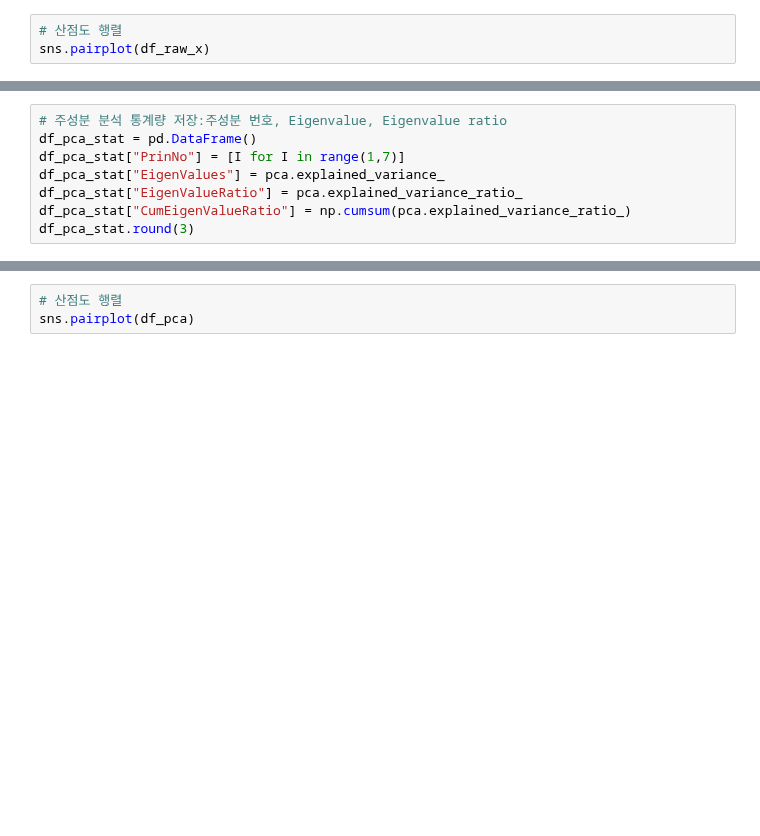
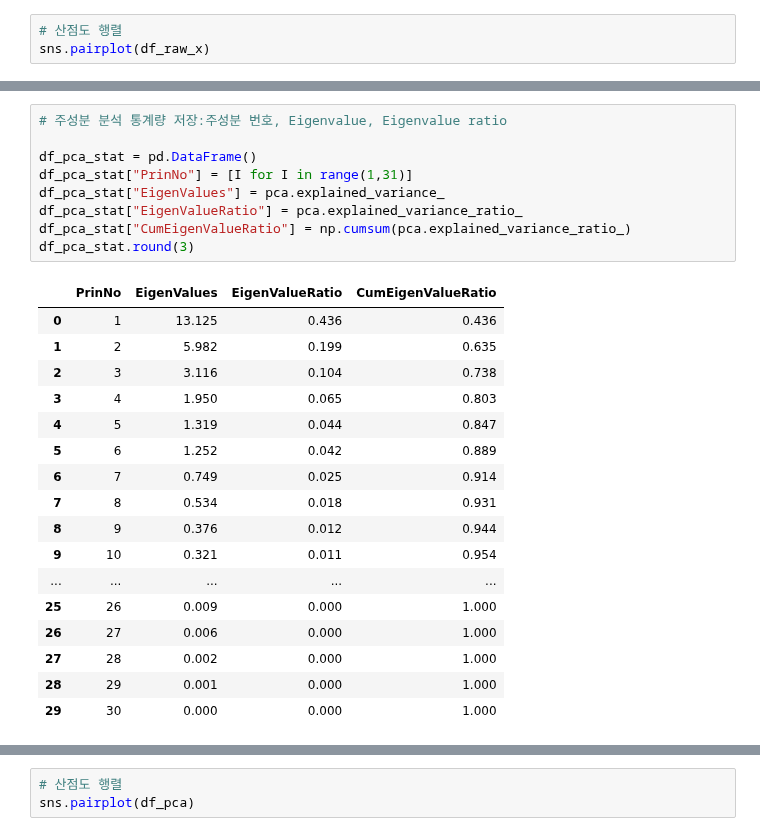
Before and after one commit to mjiii25/posco-academy, a Jupyter notebook: Big-Data/PCA.ipynb, the cells around one changed output, grey strips where cells are left out. Drawn from its saved outputs; the diff is of its cells as text; blank space fills up the shorter version.

```diff
--- a/Big-Data/PCA.ipynb
+++ b/Big-Data/PCA.ipynb
@@ -100,11 +201,30 @@ df_scaled_pca.head()
 # %%
 # 주성분 분석 통계량 저장:주성분 번호, Eigenvalue, Eigenvalue ratio
+
 df_pca_stat = pd.DataFrame()
-df_pca_stat["PrinNo"] = [I for I in range(1,7)]
+df_pca_stat["PrinNo"] = [I for I in range(1,31)]
 df_pca_stat["EigenValues"] = pca.explained_variance_
 df_pca_stat["EigenValueRatio"] = pca.explained_variance_ratio_
 df_pca_stat["CumEigenValueRatio"] = np.cumsum(pca.explained_variance_ratio_)
 df_pca_stat.round(3)
+# %% [output]
+|  | PrinNo | EigenValues | EigenValueRatio | CumEigenValueRatio |
+| 0 | 1 | 13.125 | 0.436 | 0.436 |
+| 1 | 2 | 5.982 | 0.199 | 0.635 |
+| 2 | 3 | 3.116 | 0.104 | 0.738 |
+| 3 | 4 | 1.950 | 0.065 | 0.803 |
+| 4 | 5 | 1.319 | 0.044 | 0.847 |
+| 5 | 6 | 1.252 | 0.042 | 0.889 |
+| 6 | 7 | 0.749 | 0.025 | 0.914 |
+| 7 | 8 | 0.534 | 0.018 | 0.931 |
+| 8 | 9 | 0.376 | 0.012 | 0.944 |
+| 9 | 10 | 0.321 | 0.011 | 0.954 |
+| ... | ... | ... | ... | ... |
+| 25 | 26 | 0.009 | 0.000 | 1.000 |
+| 26 | 27 | 0.006 | 0.000 | 1.000 |
+| 27 | 28 | 0.002 | 0.000 | 1.000 |
+| 28 | 29 | 0.001 | 0.000 | 1.000 |
+| 29 | 30 | 0.000 | 0.000 | 1.000 |
 # %%
 # Scree Plot
 plt.plot(df_pca_stat["PrinNo"], df_pca_stat["EigenValues"],label="고유값")
```
Also changed, not shown: parts of 16 cells of this notebook.
